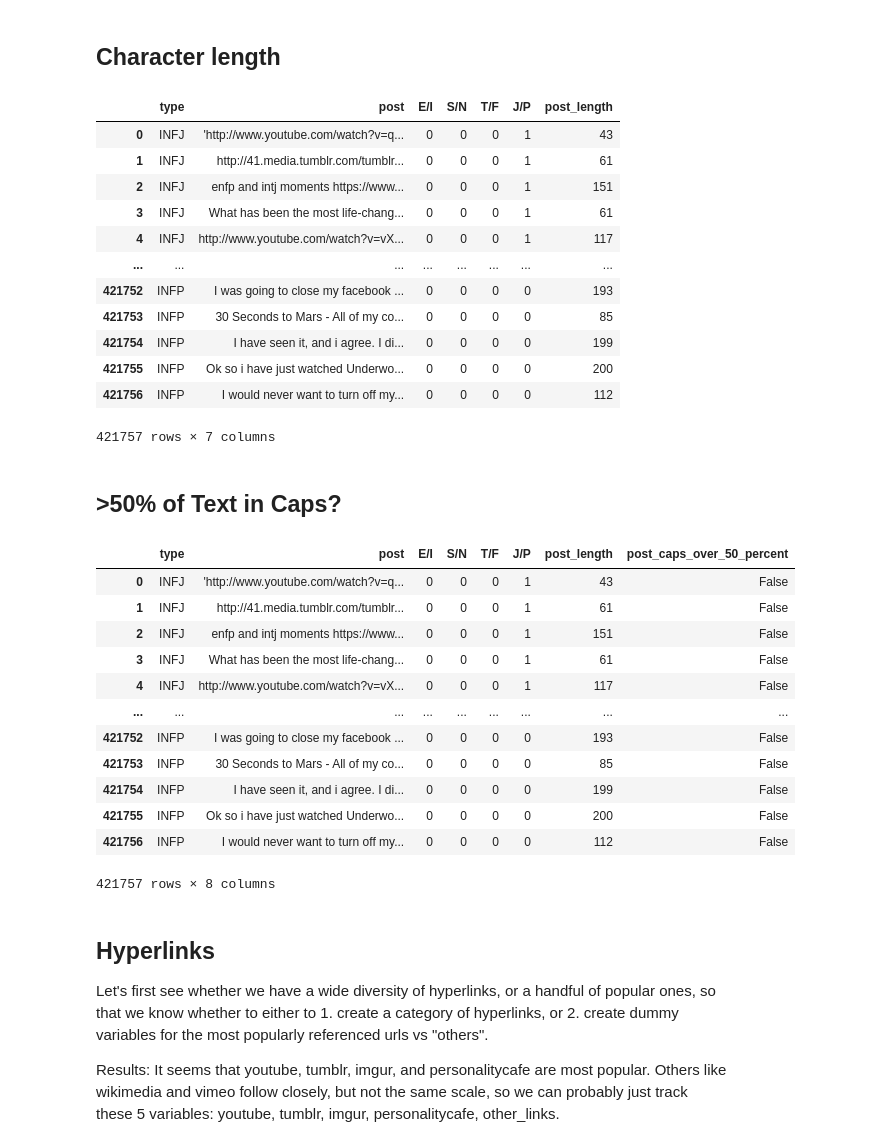
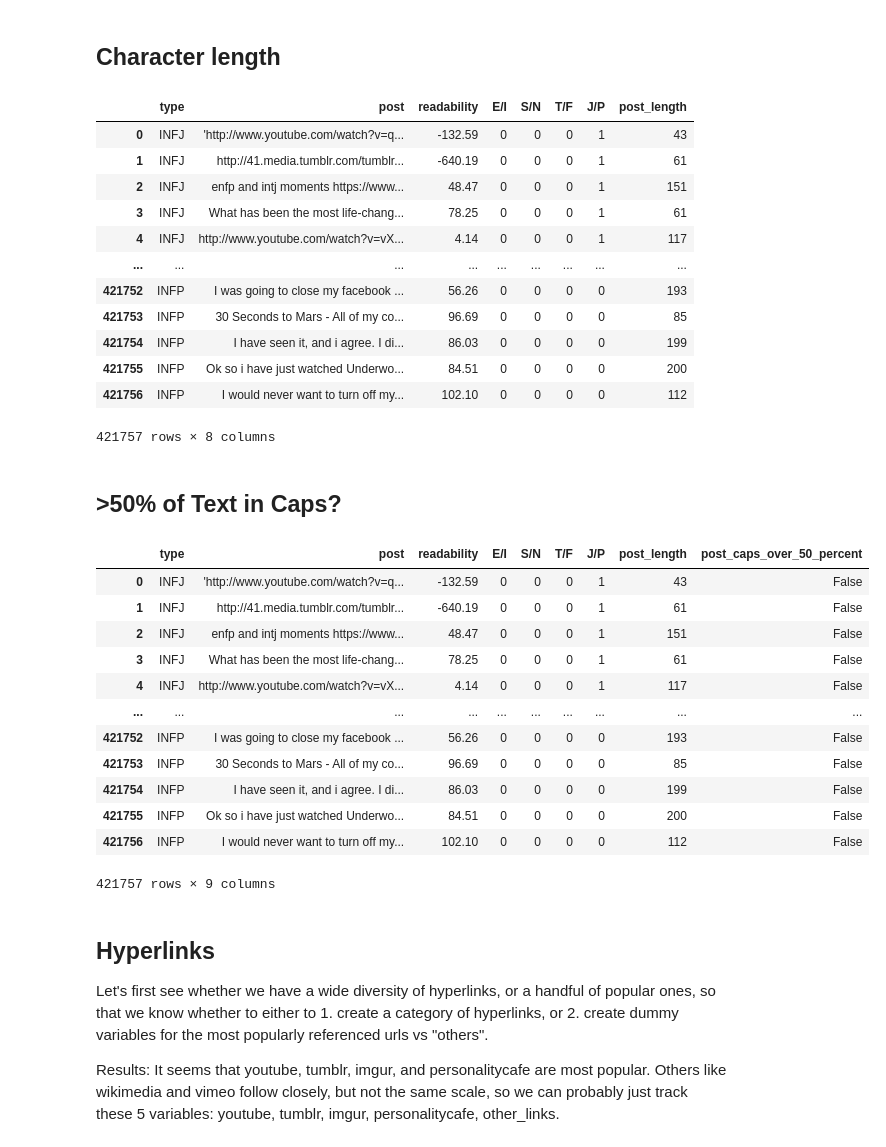
Before and after one commit to nathantorento/MBTI, a Jupyter notebook: draft.ipynb, the cells around one changed output. Saved outputs shown, nothing was run; the diff lists cells and outputs as text; code cells hidden in the pictures.

```diff
--- a/draft.ipynb
+++ b/draft.ipynb
@@ -161,6 +163,13 @@ class Preprocessor:
 
 
     # –––––––– FEATURE EXTRACTION ––––––––
+    # Calculate readability through Flesch-Kincaid metric using 'textstat' package
+    def calculate_readability(self):
+        self.df['readability'] = self.df['post'].apply(lambda post: textstat.flesch_reading_ease(post))
+
+        return self.df
+
+
     # Create dummy variables for E/I, S/N, T/F, J/P
     def create_mbti_binaries(self):
         self.df['E/I'] = self.df['type'].apply(lambda x: 1 if x[0] == 'E' else 0)
@@ -206,12 +215,18 @@ class Preprocessor:
         return self.df
     # –––––––––––––––––––––––––––––––––––––––––––––––––––
 
-    def count_mbti_mentions(self):
+    def count_mbti_mentions(self): # self_reference, references_others, total_references
         # List of MBTI types
         mbti_types = ['INTJ', 'INFJ', 'INFP', 'INTP', 'ENTJ', 'ENFJ', 'ENFP', 'ENTP', 'ISTJ', 'ISFJ', 'ISFP', 'ISTP', 'ESTJ', 'ESFJ', 'ESFP', 'ESTP']
 
-        # Create counter variables for each MBTI type
-        for mbti_type in mbti_types:
-            self.df[f'{mbti_type}_mentions'] = self.df['post'].apply(lambda post: 1 if mbti_type in post else 0)
+        self.df[f'self_reference'] = self.df.apply(lambda row: row['post'].count(row['type']), axis=1)
+        # self.df[f'self_reference'] = self.df.apply(lambda row: sum(row['type'] in row['post']), axis=1)
+        # self.df[f'references_others'] = self.df.apply(lambda row: sum(mbti_type in row['post'] for mbti_type in filter(lambda x: x!= row['type'], mbti_types)), axis=1)
 
         return self.df
+# %%
+df = pd.read_csv('mbti_emotions.csv')
+df = df.astype(str)
+
+mbti_2017 = Preprocessor(df)
+mbti_2017.count_mbti_mentions()
@@ -266,37 +332,37 @@ mbti_2017.create_mbti_binaries()
 # %%
 mbti_2017.measure_character_length()
 # %% [output]
-|  | type | post | E/I | S/N | T/F | J/P | post_length |
-| 0 | INFJ | 'http://www.youtube.com/watch?v=q... | 0 | 0 | 0 | 1 | 43 |
-| 1 | INFJ | http://41.media.tumblr.com/tumblr... | 0 | 0 | 0 | 1 | 61 |
-| 2 | INFJ | enfp and intj moments https://www... | 0 | 0 | 0 | 1 | 151 |
-| 3 | INFJ | What has been the most life-chang... | 0 | 0 | 0 | 1 | 61 |
-| 4 | INFJ | http://www.youtube.com/watch?v=vX... | 0 | 0 | 0 | 1 | 117 |
-| ... | ... | ... | ... | ... | ... | ... | ... |
-| 421752 | INFP | I was going to close my facebook ... | 0 | 0 | 0 | 0 | 193 |
-| 421753 | INFP | 30 Seconds to Mars - All of my co... | 0 | 0 | 0 | 0 | 85 |
-| 421754 | INFP | I have seen it, and i agree. I di... | 0 | 0 | 0 | 0 | 199 |
-| 421755 | INFP | Ok so i have just watched Underwo... | 0 | 0 | 0 | 0 | 200 |
-| 421756 | INFP | I would never want to turn off my... | 0 | 0 | 0 | 0 | 112 |
+|  | type | post | readability | E/I | S/N | T/F | J/P | post_length |
+| 0 | INFJ | 'http://www.youtube.com/watch?v=q... | -132.59 | 0 | 0 | 0 | 1 | 43 |
+| 1 | INFJ | http://41.media.tumblr.com/tumblr... | -640.19 | 0 | 0 | 0 | 1 | 61 |
+| 2 | INFJ | enfp and intj moments https://www... | 48.47 | 0 | 0 | 0 | 1 | 151 |
+| 3 | INFJ | What has been the most life-chang... | 78.25 | 0 | 0 | 0 | 1 | 61 |
+| 4 | INFJ | http://www.youtube.com/watch?v=vX... | 4.14 | 0 | 0 | 0 | 1 | 117 |
+| ... | ... | ... | ... | ... | ... | ... | ... | ... |
+| 421752 | INFP | I was going to close my facebook ... | 56.26 | 0 | 0 | 0 | 0 | 193 |
+| 421753 | INFP | 30 Seconds to Mars - All of my co... | 96.69 | 0 | 0 | 0 | 0 | 85 |
+| 421754 | INFP | I have seen it, and i agree. I di... | 86.03 | 0 | 0 | 0 | 0 | 199 |
+| 421755 | INFP | Ok so i have just watched Underwo... | 84.51 | 0 | 0 | 0 | 0 | 200 |
+| 421756 | INFP | I would never want to turn off my... | 102.10 | 0 | 0 | 0 | 0 | 112 |
-421757 rows × 7 columns
+421757 rows × 8 columns
 # %% [markdown]
 ## >50% of Text in Caps?
 # %%
-mbti_2017.check_percentage_caps()
+mbti_2017.measure_character_length()
 # %% [output]
-|  | type | post | E/I | S/N | T/F | J/P | post_length | post_caps_over_50_percent |
-| 0 | INFJ | 'http://www.youtube.com/watch?v=q... | 0 | 0 | 0 | 1 | 43 | False |
-| 1 | INFJ | http://41.media.tumblr.com/tumblr... | 0 | 0 | 0 | 1 | 61 | False |
-| 2 | INFJ | enfp and intj moments https://www... | 0 | 0 | 0 | 1 | 151 | False |
-| 3 | INFJ | What has been the most life-chang... | 0 | 0 | 0 | 1 | 61 | False |
-| 4 | INFJ | http://www.youtube.com/watch?v=vX... | 0 | 0 | 0 | 1 | 117 | False |
-| ... | ... | ... | ... | ... | ... | ... | ... | ... |
-| 421752 | INFP | I was going to close my facebook ... | 0 | 0 | 0 | 0 | 193 | False |
-| 421753 | INFP | 30 Seconds to Mars - All of my co... | 0 | 0 | 0 | 0 | 85 | False |
-| 421754 | INFP | I have seen it, and i agree. I di... | 0 | 0 | 0 | 0 | 199 | False |
-| 421755 | INFP | Ok so i have just watched Underwo... | 0 | 0 | 0 | 0 | 200 | False |
-| 421756 | INFP | I would never want to turn off my... | 0 | 0 | 0 | 0 | 112 | False |
+|  | type | post | readability | E/I | S/N | T/F | J/P | post_length | post_caps_over_50_percent |
+| 0 | INFJ | 'http://www.youtube.com/watch?v=q... | -132.59 | 0 | 0 | 0 | 1 | 43 | False |
+| 1 | INFJ | http://41.media.tumblr.com/tumblr... | -640.19 | 0 | 0 | 0 | 1 | 61 | False |
+| 2 | INFJ | enfp and intj moments https://www... | 48.47 | 0 | 0 | 0 | 1 | 151 | False |
+| 3 | INFJ | What has been the most life-chang... | 78.25 | 0 | 0 | 0 | 1 | 61 | False |
+| 4 | INFJ | http://www.youtube.com/watch?v=vX... | 4.14 | 0 | 0 | 0 | 1 | 117 | False |
+| ... | ... | ... | ... | ... | ... | ... | ... | ... | ... |
+| 421752 | INFP | I was going to close my facebook ... | 56.26 | 0 | 0 | 0 | 0 | 193 | False |
+| 421753 | INFP | 30 Seconds to Mars - All of my co... | 96.69 | 0 | 0 | 0 | 0 | 85 | False |
+| 421754 | INFP | I have seen it, and i agree. I di... | 86.03 | 0 | 0 | 0 | 0 | 199 | False |
+| 421755 | INFP | Ok so i have just watched Underwo... | 84.51 | 0 | 0 | 0 | 0 | 200 | False |
+| 421756 | INFP | I would never want to turn off my... | 102.10 | 0 | 0 | 0 | 0 | 112 | False |
-421757 rows × 8 columns
+421757 rows × 9 columns
 # %% [markdown]
 ## Hyperlinks
 Let's first see whether we have a wide diversity of hyperlinks, or a handful of popular ones, so that we know whether to either to 1. create a category of hyperlinks, or 2. create dummy variables for the most popularly referenced urls vs "others".
```
Also changed, not shown: parts of 42 cells of this notebook, 2 other files.
